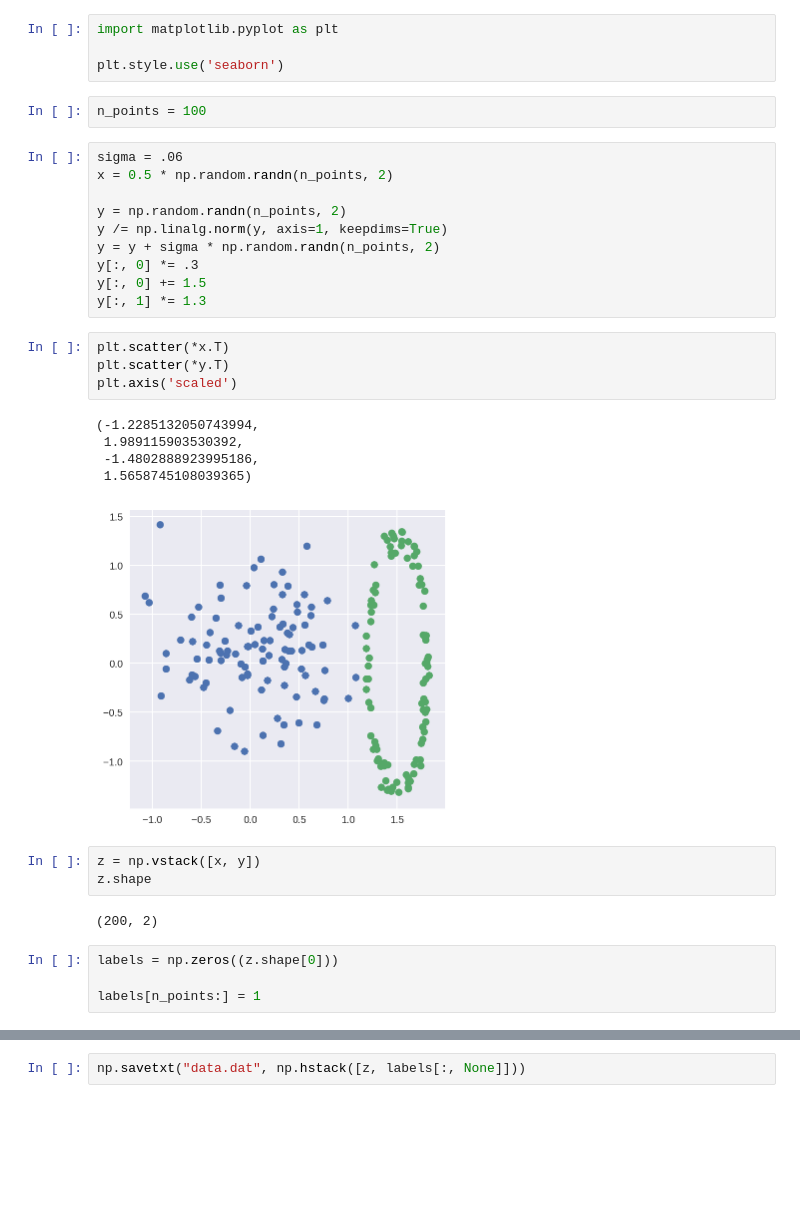
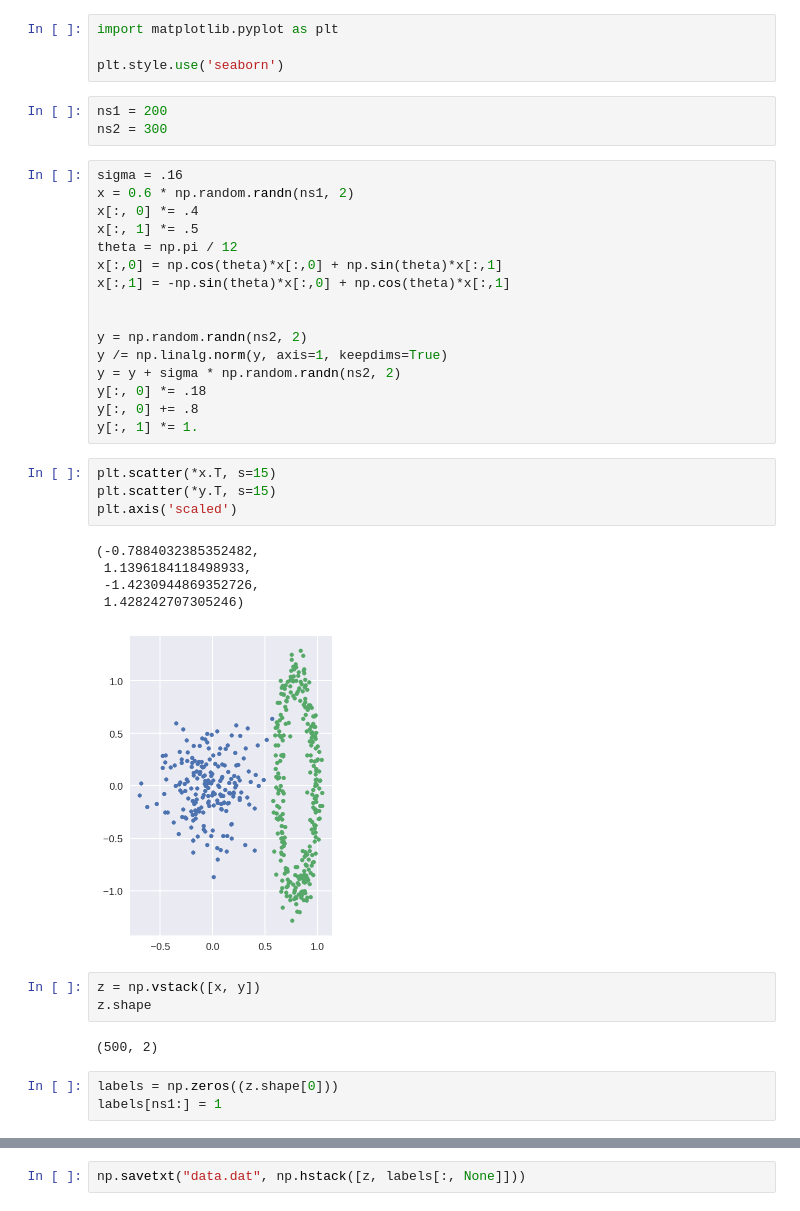
Before and after one commit to ManifoldFR/mva-graphicalmodels, a Jupyter notebook: homework2/example_dataset.ipynb, the cells around one changed output, grey strips where cells are left out. Saved outputs shown, nothing was run; the diff lists cells and outputs as text; blank space fills up the shorter version.

```diff
--- a/homework2/example_dataset.ipynb
+++ b/homework2/example_dataset.ipynb
@@ -4,34 +4,40 @@ import numpy as np
 import matplotlib.pyplot as plt
 
 plt.style.use('seaborn')
-# %%
-n_points = 100
+# %%
+ns1 = 200
+ns2 = 300
 # %%
-sigma = .06
-x = 0.5 * np.random.randn(n_points, 2)
+sigma = .16
+x = 0.6 * np.random.randn(ns1, 2)
+x[:, 0] *= .4
+x[:, 1] *= .5
+theta = np.pi / 12
+x[:,0] = np.cos(theta)*x[:,0] + np.sin(theta)*x[:,1]
+x[:,1] = -np.sin(theta)*x[:,0] + np.cos(theta)*x[:,1]
 
-y = np.random.randn(n_points, 2)
+
+y = np.random.randn(ns2, 2)
 y /= np.linalg.norm(y, axis=1, keepdims=True)
-y = y + sigma * np.random.randn(n_points, 2)
-y[:, 0] *= .3
-y[:, 0] += 1.5
-y[:, 1] *= 1.3
+y = y + sigma * np.random.randn(ns2, 2)
+y[:, 0] *= .18
+y[:, 0] += .8
+y[:, 1] *= 1.
 # %%
-plt.scatter(*x.T)
-plt.scatter(*y.T)
+plt.scatter(*x.T, s=15)
+plt.scatter(*y.T, s=15)
 plt.axis('scaled')
 # %% [output]
-(-1.2285132050743994,
- 1.989115903530392,
- -1.4802888923995186,
- 1.5658745108039365)
+(-0.7884032385352482,
+ 1.1396184118498933,
+ -1.4230944869352726,
+ 1.428242707305246)
-[figure, old version]
+[figure, new version]
 # %%
 z = np.vstack([x, y])
 z.shape
 # %% [output]
-(200, 2)
+(500, 2)
 # %%
 labels = np.zeros((z.shape[0]))
-
-labels[n_points:] = 1
+labels[ns1:] = 1
```
Also changed, not shown: parts of 1 cell of this notebook, 22 other files.
